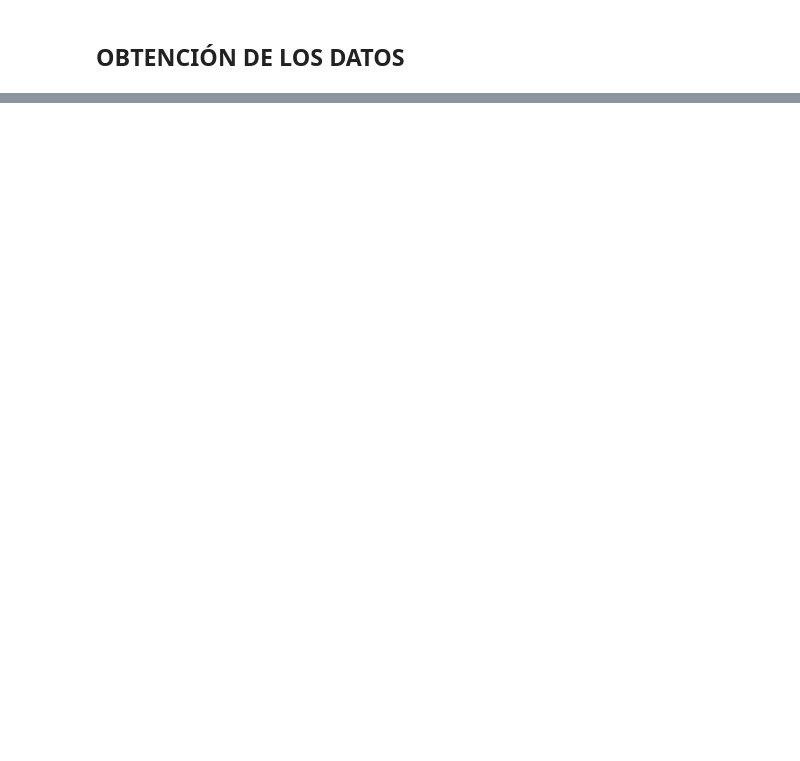
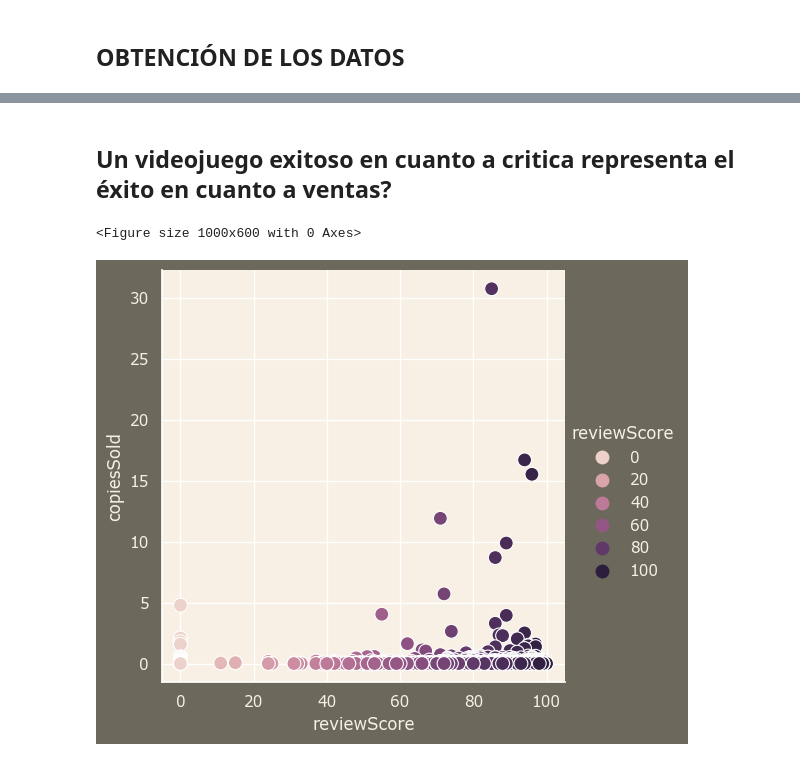
Before and after one commit to manuelfranceschi/EDA_GameInvestment, a Jupyter notebook: src/notebooks/Definicion_EDA.ipynb, the cells around one changed output, grey strips where cells are left out. Drawn from its saved outputs; the diff is of its cells as text; code cells hidden in the pictures; blank space fills up the shorter version.

```diff
--- a/src/notebooks/Definicion_EDA.ipynb
+++ b/src/notebooks/Definicion_EDA.ipynb
@@ -34,8 +37,20 @@ Tambien estamos hablando de un caso muy evidente pero, ¿y si te dijera que incl
 # %%
 import pandas as pd
 import numpy as np
+import seaborn as sns
+import matplotlib.pyplot as plt
 import time
 #pd.set_option('display.max_columns', 200)
 #pd.set_option('display.max_rows', None)
 #pd.set_option('display.max_columns', None)
+sns.set_theme(font="Verdana",rc={
+    'axes.facecolor': '#F8F0E4',     # Fondo de los ejes
+    'figure.facecolor': '#6D685C',   # Fondo de la figura
+    'axes.labelcolor': '#F8F0E4',       # Color de las etiquetas de los ejes
+    'axes.titlecolor': '#F8F0E4',        # Color del título
+    'xtick.color': '#F8F0E4',          # Color de los ticks del eje x
+    'ytick.color': '#F8F0E4',          # Color de los ticks del eje y
+    'text.color': '#F8F0E4'           # Color del texto general
+})
+
 pd.options.mode.chained_assignment = None  # default='warn'
@@ -109,6 +131,12 @@ df_1.drop(columns=["Unnamed: 0","Name", "Release date", "Price", "Metacritic sco
 # %%
 # 2nd CSV
 df_2 = pd.read_csv("./../data/Steam_2024_bestRevenue_1500.csv")
+
 df_2.rename(columns={"steamId":"AppID", "developers":"Developers", "publishers":"Publishers",
              "publisherClass":"PublisherClass", "revenue":"Revenue",
              "price":"Price", "ReleaseDate":"Release date", "name":"Name"}, inplace=True)
+
+games_steam = df_2.merge(df_1, on=["AppID"], how="left")
+
+for index, row in games_steam.iterrows():
+    games_steam.at[index, "copiesSold"] = round(row["copiesSold"] / 1000000, 2)
@@ -116,0 +201,11 @@ games = df_2.merge(df_1, on=["AppID"], how="left")
+# %% [markdown]
+## Un videojuego exitoso en cuanto a critica representa el éxito en cuanto a ventas?
+# %%
+reviews_copies = games_steam.groupby(["Name","reviewScore"])[["copiesSold"]].sum().sort_values(by="copiesSold", ascending=False)
+# %%
+plt.figure(figsize=(10,6))
+sns.relplot(data=reviews_copies,x= "reviewScore",
+                y="copiesSold", hue="reviewScore",s=100);
+# %% [output]
+<Figure size 1000x600 with 0 Axes>
+[figure, added]
```
Also changed, not shown: parts of 14 cells of this notebook, 7 other files.
